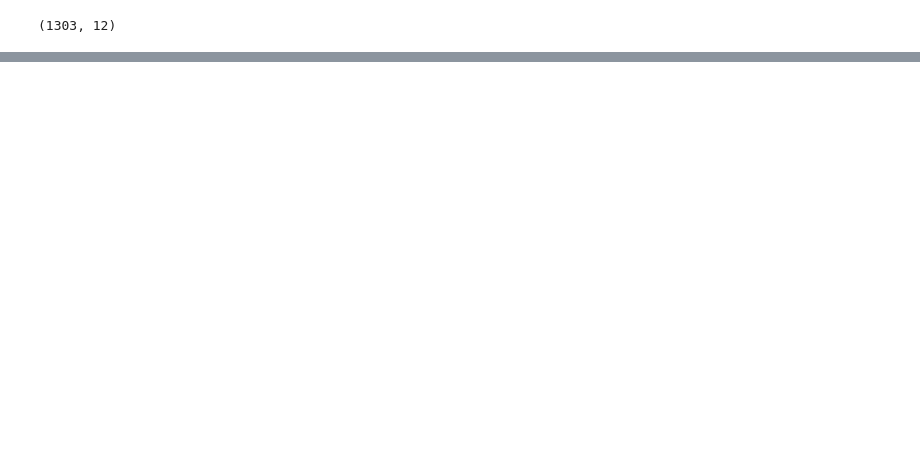
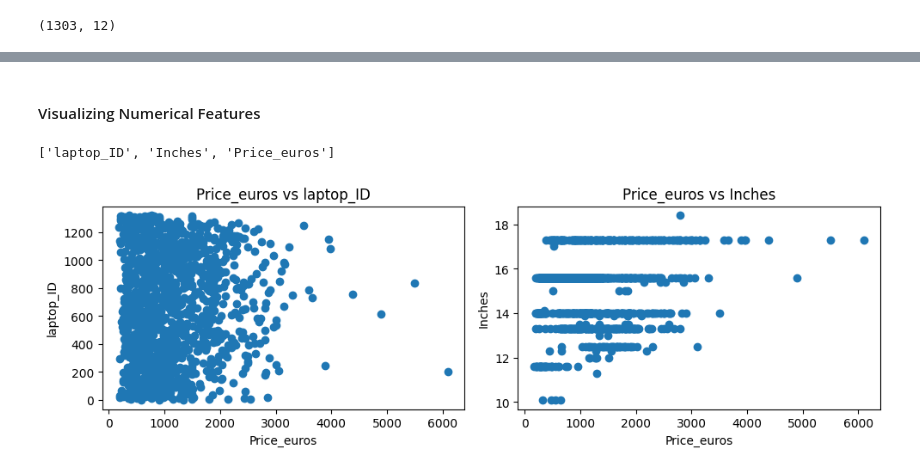
Before and after one commit to Akila-Prabath/Laptop-Price-Predictor, a Jupyter notebook: notebooks/data_preprocess.ipynb, the cells around one changed output, grey strips where cells are left out. Drawn from its saved outputs; the diff is of its cells as text; code cells hidden in the pictures; blank space fills up the shorter version.

```diff
--- a/notebooks/data_preprocess.ipynb
+++ b/notebooks/data_preprocess.ipynb
@@ -17,0 +126,23 @@ df.shape
+# %% [markdown]
+#### Visualizing Numerical Features
+# %%
+numerical_features = [x for x in df.columns if df[x].dtype in ('int64','float64')]
+print(numerical_features)
+# %% [output]
+['laptop_ID', 'Inches', 'Price_euros']
+# %%
+def scatter(y,fig):
+    plt.subplot(17,2,fig)
+    plt.scatter(df['Price_euros'],df[y])
+    plt.title('Price_euros vs '+y)
+    plt.ylabel(y)
+    plt.xlabel('Price_euros')
+
+plt.figure(figsize=(10,50))
+
+scatter('laptop_ID', 1)
+scatter('Inches', 2)
+
+plt.tight_layout()
+# %% [output]
+[figure, added]
```
Also changed, not shown: parts of 39 cells of this notebook, 1 other file.
